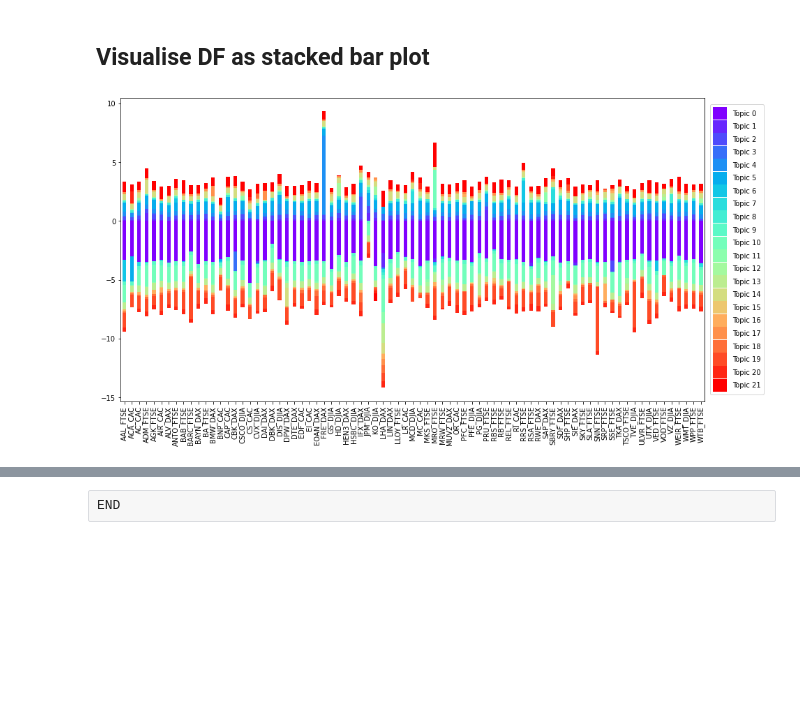
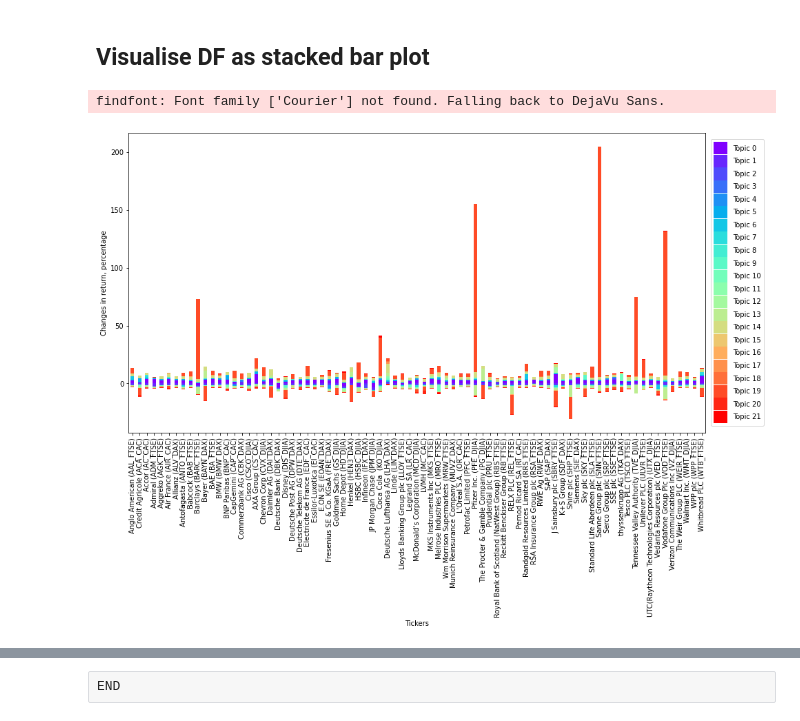
Before and after one commit to Arisiru/dtm-reports-analysis, a Jupyter notebook: notebooks/interpretation_n-1_experiment.ipynb, the cells around one changed output, grey strips where cells are left out. Drawn from its saved outputs; the diff is of its cells as text; code cells hidden in the pictures; blank space fills up the shorter version.

```diff
--- a/notebooks/interpretation_n-1_experiment.ipynb
+++ b/notebooks/interpretation_n-1_experiment.ipynb
@@ -144,11 +204,29 @@ all_tickers = get_tickers(FILES['tickers'])
 print('%s tickers are availabl' % len(all_tickers))
 # %% [output]
 79 tickers are availabl
+# %%
+def weights_min_max(weights = {}):
+    t_min = 0
+    t_max = 0
+    for year in weights:
+        year_weights = weights[year]
+        for ticker in year_weights:
+            posible_min = min(year_weights[ticker])
+            t_min = posible_min if posible_min < t_min else t_min
+            posible_max = max(year_weights[ticker])
+            t_max = posible_max if posible_max > t_max else t_max
+
+    return {
+        'min': t_min,
+        'max': t_max
+    }
 # %%
 def get_return_delta(base_return, run_return):
     delta = []
     for topic_id in range(number_of_topics):
-        delta.append(base_return[topic_id] - run_return[topic_id])
+        diff = run_return[topic_id] - base_return[topic_id]
+        #percentage = (diff / base_return[topic_id]) * 100
+        delta.append(diff)
 
 
     return delta
@@ -165,7 +243,12 @@ def get_run_return(ticker, tickers_in_order, t):
     weights = get_weights(
         gammas=ticker_gammas,
         tickers=tickers_in_order,
-        number_of_topics = t)
+        number_of_topics = t,
+        bounds = (-1,2))
+
+    weights_mm = weights_min_max(weights)
+    print('%s min: %s max: %s' % (ticker, weights_mm['min'], weights_mm['max']))
+
     roi = get_return_on_investment(
         path_return_coeficients=FILES['return_coeficients'],
         weights=weights,
@@ -215 +316,7 @@ df_deltas.head()
 5 rows × 22 columns
+# %%
+indexes = list(df_deltas.index.values)
+for index in indexes:
+    df_deltas.rename(index={index:'%s (%s)' % (companies_names[index], index)},inplace=True)
+
+df_deltas.head()
@@ -223,16 +338,20 @@ color_south = colors_topic[-4]
 # %%
 fig, ax = plt.subplots(
     nrows=1,
     ncols=1,
     figsize=(15, 8))
 
 
 df_deltas.plot.bar(ax=ax, stacked=True, color=colors_topic)
 lgd = ax.legend(bbox_to_anchor=(1.055, 0.99), loc="upper center", ncol=1, handleheight=2.4, labelspacing=0.05)
 
+ax.set_ylabel("Changes in return, percentage")
+ax.set_xlabel("Tickers")
+
 #save plot
 pp = PdfPages(os.path.join(PATHS['original_run_interpretation'], 'return_plots', 'n-1_returns_stack.pdf'))
 plt.savefig(pp, format='pdf', bbox_extra_artists=(lgd,), bbox_inches='tight')
 pp.close()
 # %% [output]
+findfont: Font family ['Courier'] not found. Falling back to DejaVu Sans.
-[figure, old version]
+[figure, new version]
```
Also changed, not shown: parts of 16 cells of this notebook, 32 other files.
